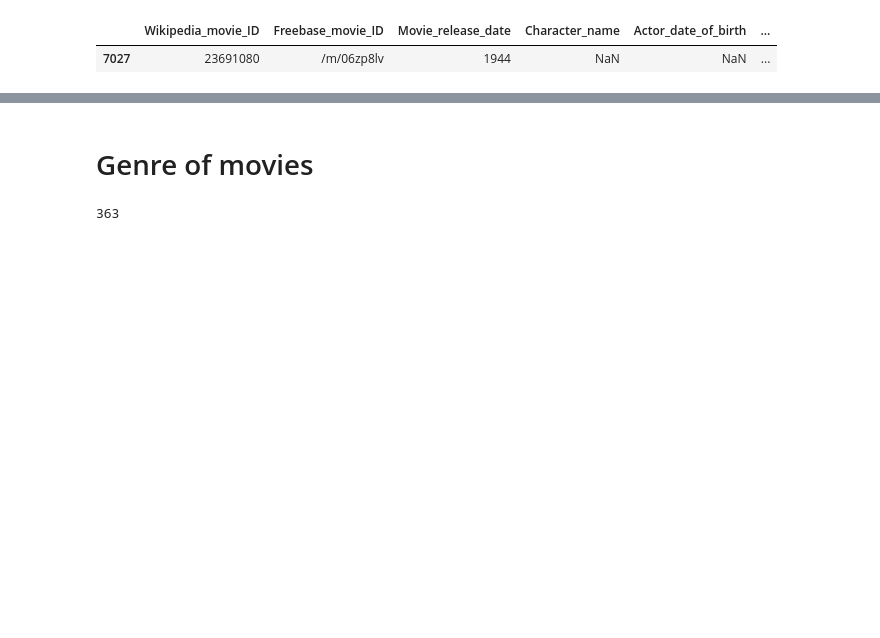
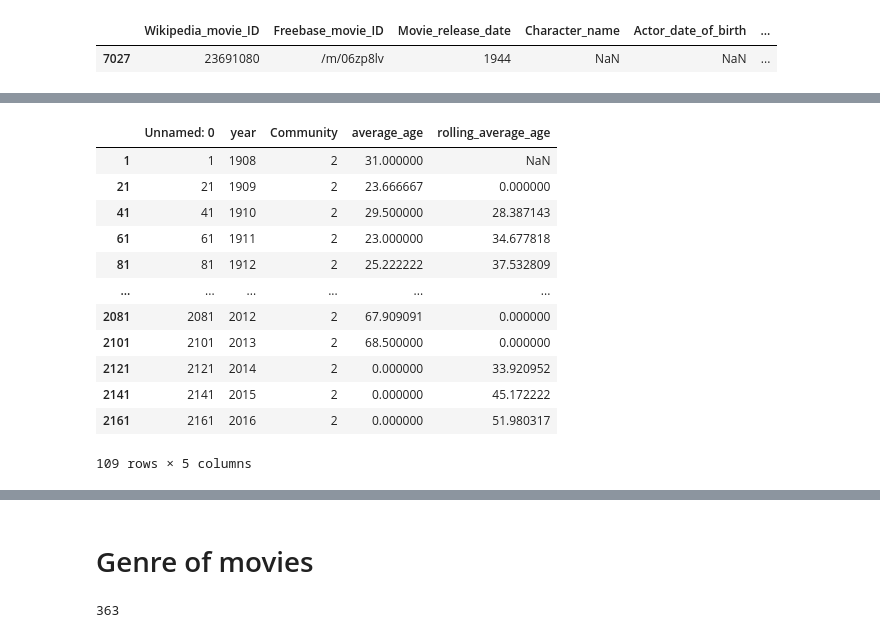
Before and after one commit to epfl-ada/ada-2022-project-addaxx, a Jupyter notebook: exploration.ipynb, the cells around one changed output, grey strips where cells are left out. Saved outputs shown, nothing was run; the diff lists cells and outputs as text; code cells hidden in the pictures; blank space fills up the shorter version.

```diff
--- a/exploration.ipynb
+++ b/exploration.ipynb
@@ -532,0 +572,17 @@ character_metadata[character_metadata['Actor_name'] == 'Trigger']
+# %%
+age_rolling2 = age_rolling[age_rolling['Community']==2]
+age_rolling2
+# %% [output]
+|  | Unnamed: 0 | year | Community | average_age | rolling_average_age |
+| 1 | 1 | 1908 | 2 | 31.000000 | NaN |
+| 21 | 21 | 1909 | 2 | 23.666667 | 0.000000 |
+| 41 | 41 | 1910 | 2 | 29.500000 | 28.387143 |
+| 61 | 61 | 1911 | 2 | 23.000000 | 34.677818 |
+| 81 | 81 | 1912 | 2 | 25.222222 | 37.532809 |
+| ... | ... | ... | ... | ... | ... |
+| 2081 | 2081 | 2012 | 2 | 67.909091 | 0.000000 |
+| 2101 | 2101 | 2013 | 2 | 68.500000 | 0.000000 |
+| 2121 | 2121 | 2014 | 2 | 0.000000 | 33.920952 |
+| 2141 | 2141 | 2015 | 2 | 0.000000 | 45.172222 |
+| 2161 | 2161 | 2016 | 2 | 0.000000 | 51.980317 |
+109 rows × 5 columns
```
Also changed, not shown: parts of 8 cells of this notebook.
